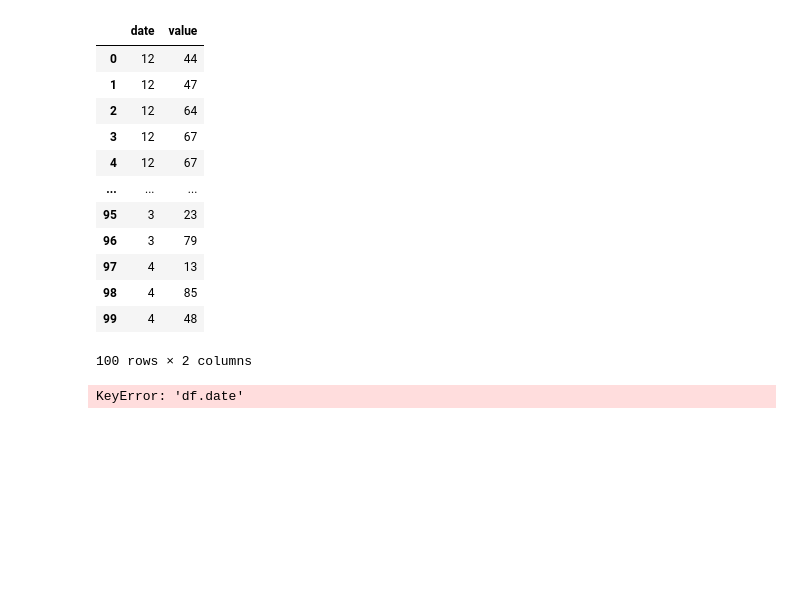
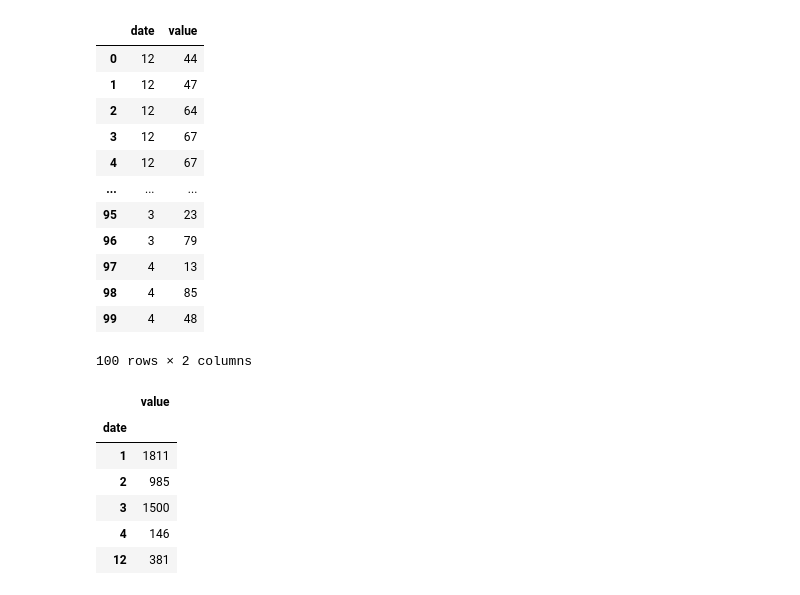
Before and after one commit to jojaehyeok99/python_20240215, a Jupyter notebook: pandas_data_analysis/pandas_datatime.ipynb, the cells around one changed output. Drawn from its saved outputs; the diff is of its cells as text; code cells hidden in the pictures; blank space fills up the shorter version.

```diff
--- a/pandas_data_analysis/pandas_datatime.ipynb
+++ b/pandas_data_analysis/pandas_datatime.ipynb
@@ -476,6 +476,12 @@ df
 | 99 | 4 | 48 |
 100 rows × 2 columns
 # %%
-df.groupby('df.date').sum()
+df.groupby(df.date).sum()
 # %% [output]
-KeyError: 'df.date'
+|  | value |
+| date |  |
+| 1 | 1811 |
+| 2 | 985 |
+| 3 | 1500 |
+| 4 | 146 |
+| 12 | 381 |
```
